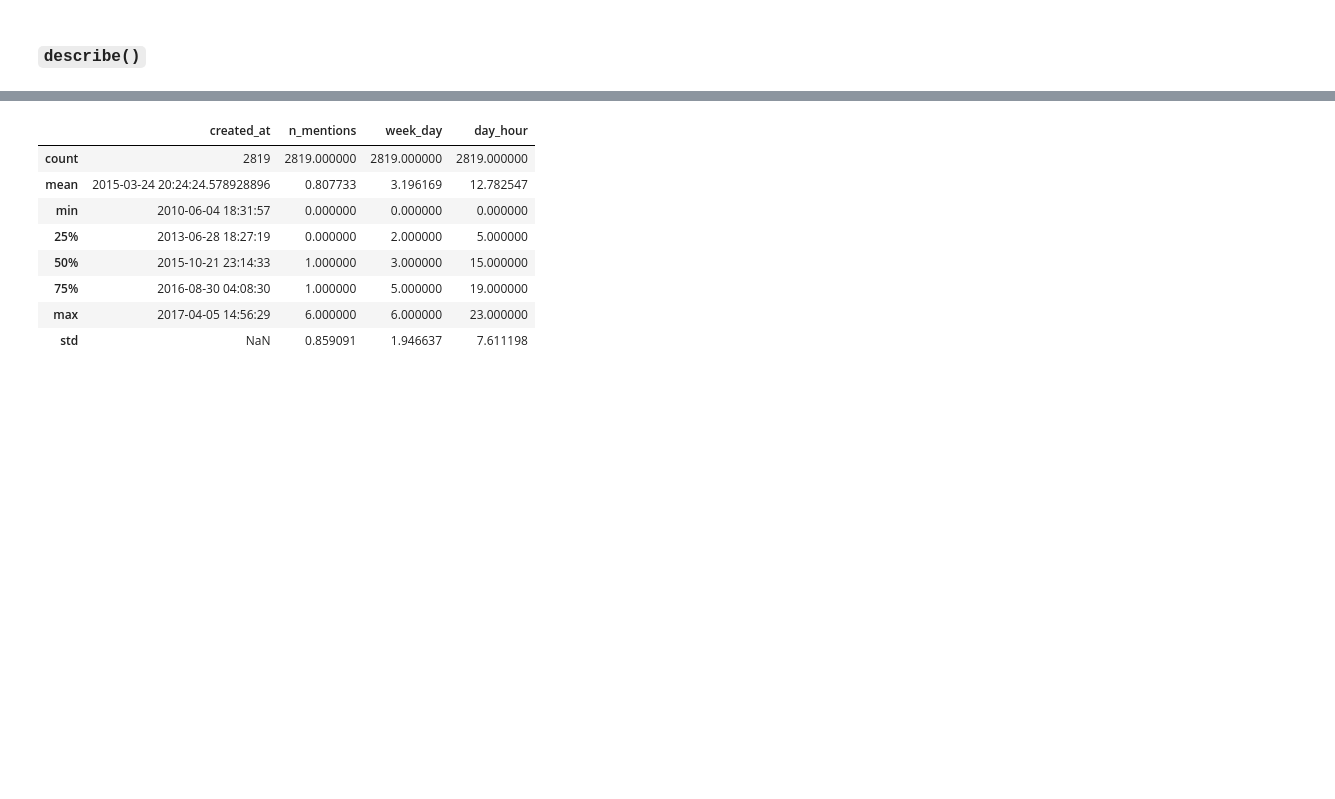
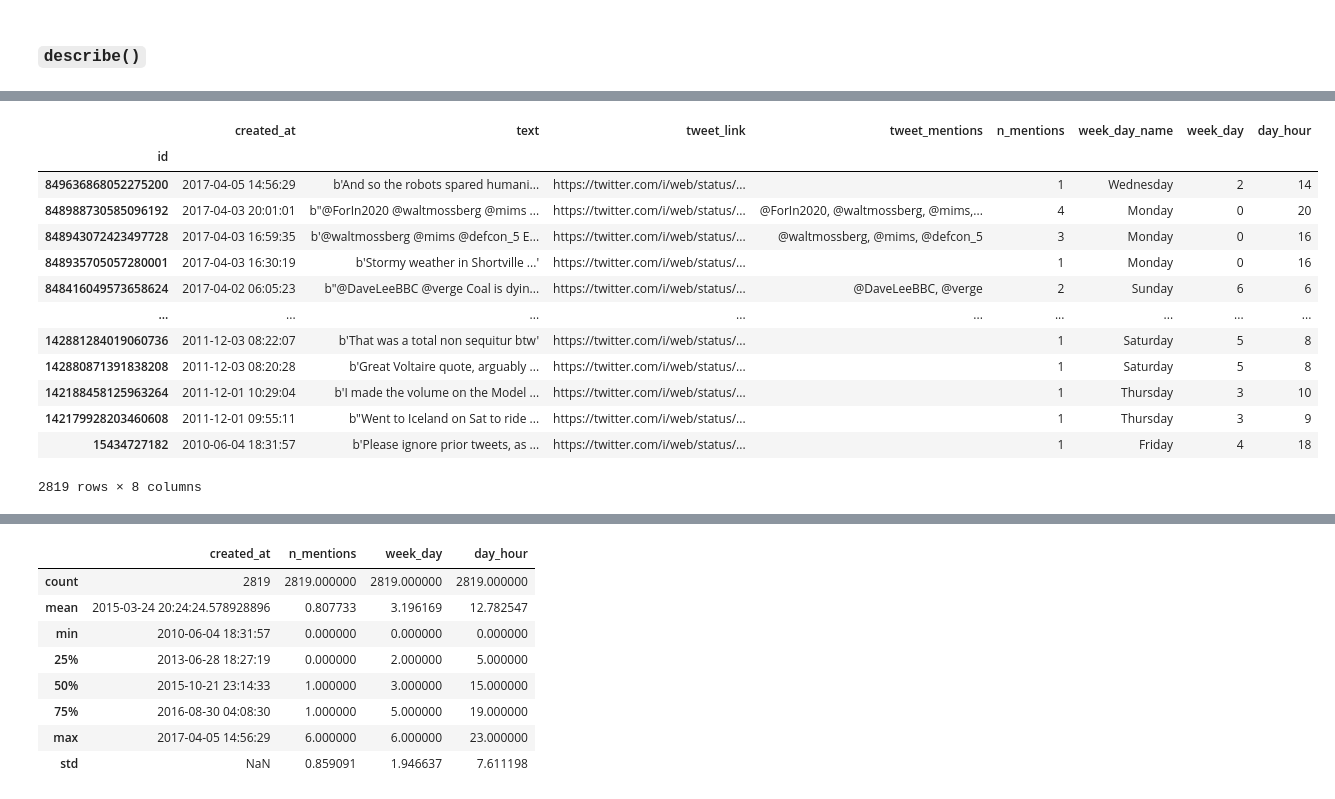
Before and after one commit to mromanello/ADA-DHOxSS, a Jupyter notebook: notebooks/3.1 Exploratory data analysis basics.ipynb, the cells around one changed output, grey strips where cells are left out. Drawn from its saved outputs; the diff is of its cells as text; code cells hidden in the pictures; blank space fills up the shorter version.

```diff
--- a/notebooks/3.1 Exploratory data analysis basics.ipynb
+++ b/notebooks/3.1 Exploratory data analysis basics.ipynb
@@ -57,3 +57,20 @@ df.describe()
+# %%
+df
+# %% [output]
+|  | created_at | text | tweet_link | tweet_mentions | n_mentions | week_day_name | week_day | day_hour |
+| id |  |  |  |  |  |  |  |  |
+| 849636868052275200 | 2017-04-05 14:56:29 | b'And so the robots spared humani... | https://twitter.com/i/web/status/... |  | 1 | Wednesday | 2 | 14 |
+| 848988730585096192 | 2017-04-03 20:01:01 | b"@ForIn2020 @waltmossberg @mims ... | https://twitter.com/i/web/status/... | @ForIn2020, @waltmossberg, @mims,... | 4 | Monday | 0 | 20 |
+| 848943072423497728 | 2017-04-03 16:59:35 | b'@waltmossberg @mims @defcon_5 E... | https://twitter.com/i/web/status/... | @waltmossberg, @mims, @defcon_5 | 3 | Monday | 0 | 16 |
+| 848935705057280001 | 2017-04-03 16:30:19 | b'Stormy weather in Shortville ...' | https://twitter.com/i/web/status/... |  | 1 | Monday | 0 | 16 |
+| 848416049573658624 | 2017-04-02 06:05:23 | b"@DaveLeeBBC @verge Coal is dyin... | https://twitter.com/i/web/status/... | @DaveLeeBBC, @verge | 2 | Sunday | 6 | 6 |
+| ... | ... | ... | ... | ... | ... | ... | ... | ... |
+| 142881284019060736 | 2011-12-03 08:22:07 | b'That was a total non sequitur btw' | https://twitter.com/i/web/status/... |  | 1 | Saturday | 5 | 8 |
+| 142880871391838208 | 2011-12-03 08:20:28 | b'Great Voltaire quote, arguably ... | https://twitter.com/i/web/status/... |  | 1 | Saturday | 5 | 8 |
+| 142188458125963264 | 2011-12-01 10:29:04 | b'I made the volume on the Model ... | https://twitter.com/i/web/status/... |  | 1 | Thursday | 3 | 10 |
+| 142179928203460608 | 2011-12-01 09:55:11 | b"Went to Iceland on Sat to ride ... | https://twitter.com/i/web/status/... |  | 1 | Thursday | 3 | 9 |
+| 15434727182 | 2010-06-04 18:31:57 | b'Please ignore prior tweets, as ... | https://twitter.com/i/web/status/... |  | 1 | Friday | 4 | 18 |
+2819 rows × 8 columns
 # %%
 # in this case fails as pandas does not know
 # how to handle a column with values of type list (fair enough)
```
Also changed, not shown: parts of 4 cells of this notebook, 1 other file.
